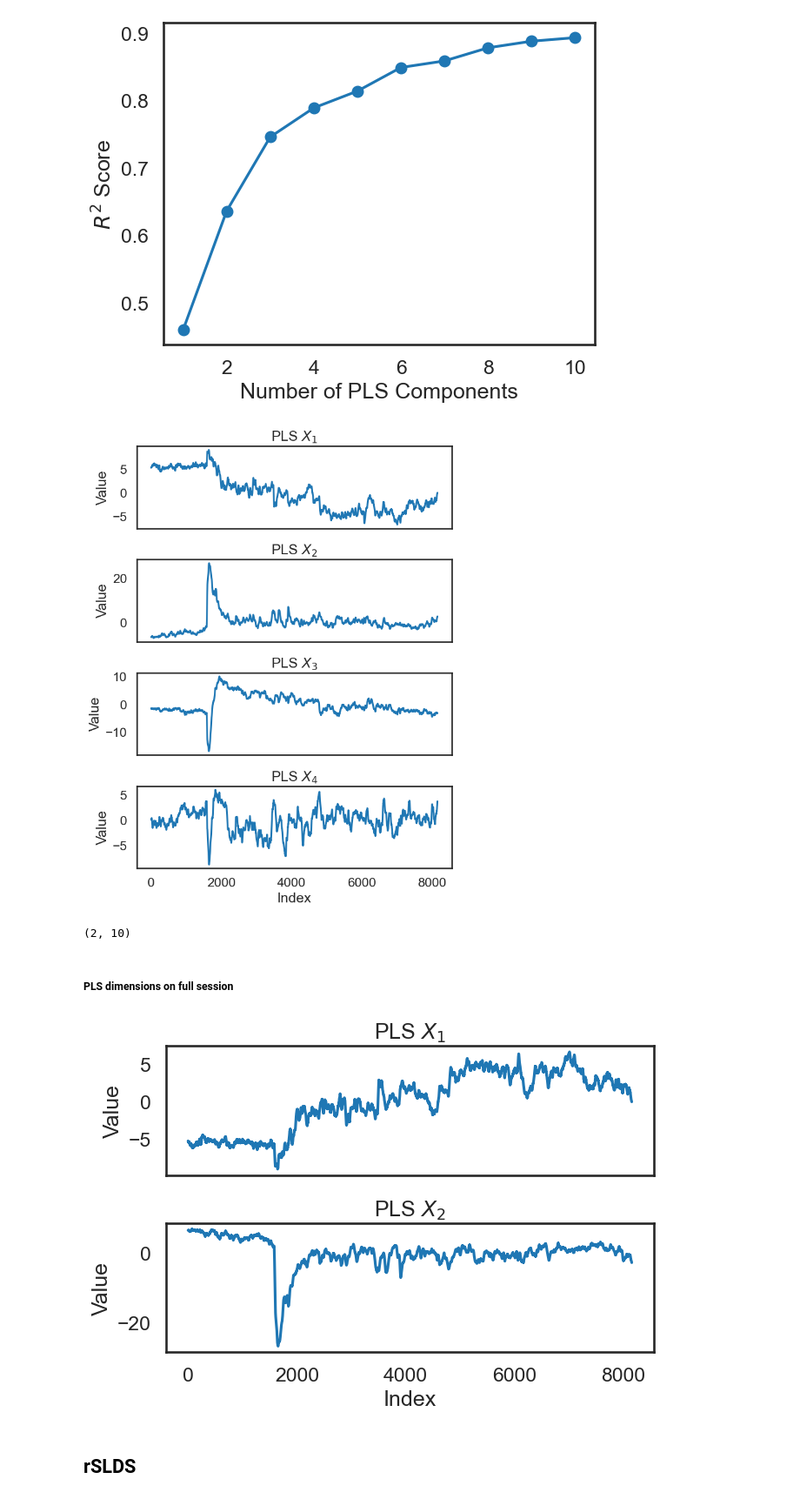
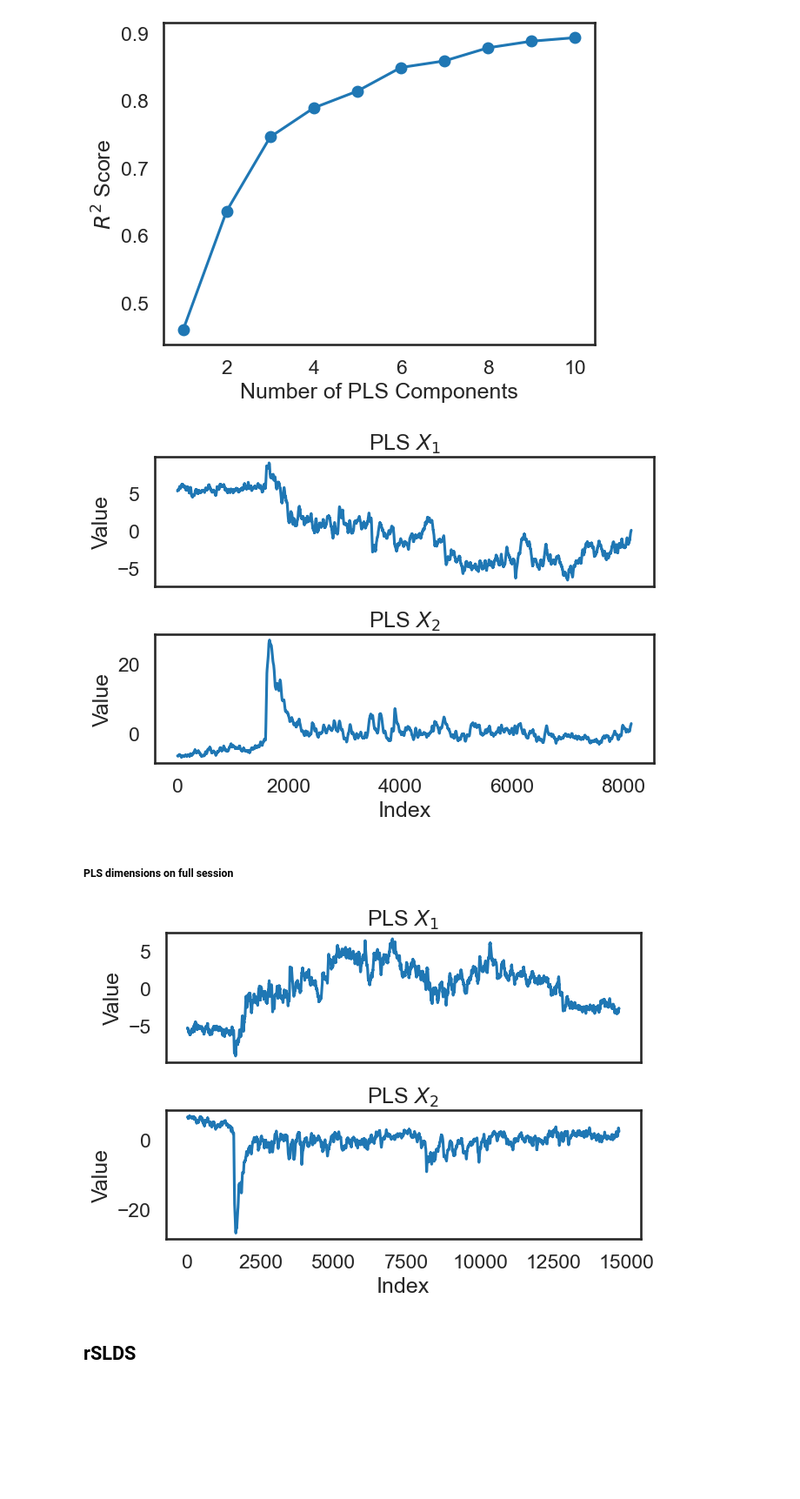
Before and after one commit to CharlesXu-Jingyue/DJA_FallRotation, a Jupyter notebook: DJA_HangryMice/rSLDS_HangryMice.ipynb, the cells around one changed output. Shown at 87% size. Saved outputs shown, nothing was run; the diff lists cells and outputs as text; code cells hidden in the pictures; blank space fills up the shorter version.

```diff
--- a/DJA_HangryMice/rSLDS_HangryMice.ipynb
+++ b/DJA_HangryMice/rSLDS_HangryMice.ipynb
@@ -419,7 +419,7 @@ plt.show()
 X = neuraldata
 
 # Create and fit the PLS model
-pls = PLSRegression(n_components=4)
+pls = PLSRegression(n_components=2)
 pls.fit(X, y)
 
 # Get the latent integration dimension
@@ -448,11 +448,11 @@ r2_scores = []
 # Loop over the components
 for n in components:
     # Create and fit the PLS model
-    pls = PLSRegression(n_components=n)
-    pls.fit(X, y)
+    npls = PLSRegression(n_components=n)
+    npls.fit(X, y)
 
     # Predict the target values using the PLS model
-    y_pred = pls.predict(X)
+    y_pred = npls.predict(X)
 
     # Calculate the R^2 score and append it to the list
     r2 = r2_score(y, y_pred)
@@ -481,11 +481,7 @@ for i in range(PLSdimension.shape[1]):
 plt.tight_layout()
 plt.show()
 # %% [output]
-[figure, old version]
+[figure, new version]
-# %%
-pls.y_weights_.shape
-# %% [output]
-(2, 10)
 # %% [markdown]
 ##### PLS dimensions on full session
 # %%
@@ -493,27 +489,29 @@ pls.y_weights_.shape
 vmhdatafull = loadmat('data/EG1-4_fasted_unreg_rSLDS.mat')
 neuraldatafull = np.transpose(vmhdatafull['neuralDataPreprocessed'])
 statedatafull = vmhdatafull['collapsedBehaviorData']
-
 statedatapyfull = statedatafull[0,:]
 
 # PLS transform the full session data
-PLSdimensionfull = pls.transform(neuraldata)
+PLSdimensionfull = pls.transform(neuraldatafull)
 # %%
 # Plot the PLS dimensions for full session
-fig, axs = plt.subplots(2, figsize=(7, 5))
+fig, axs = plt.subplots(PLSdimensionfull.shape[1], figsize=(7, 2*PLSdimensionfull.shape[1]+1))
 
-for i in range(2):
+for i in range(PLSdimensionfull.shape[1]):
     axs[i].plot(-PLSdimensionfull[:, i])
     axs[i].set_title(f'PLS $X_{i+1}$')
     axs[i].set_xlabel('Index')
     axs[i].set_ylabel('Value')
+    if i < PLSdimensionfull.shape[1]-1:
+        axs[i].set_xticks([])
+        axs[i].set_xlabel('')
 
 axs[0].set_xticks([])
 axs[0].set_xlabel('')
 plt.tight_layout()
 plt.show()
 # %% [output]
-[figure, old version]
+[figure, new version]
 # %% [markdown]
 ## rSLDS
 # %%
```
Also changed, not shown: parts of 20 cells of this notebook.
